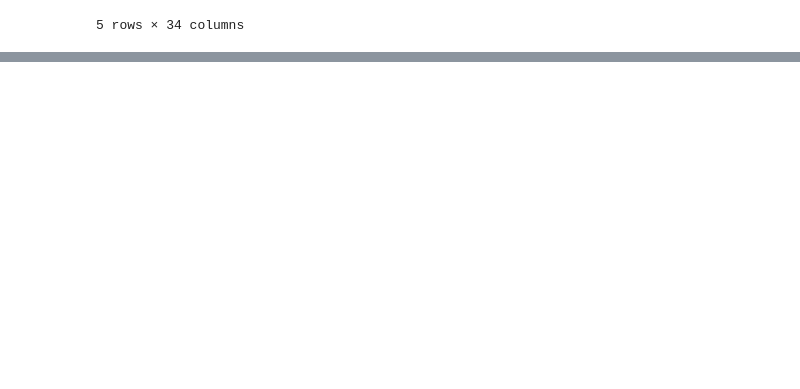
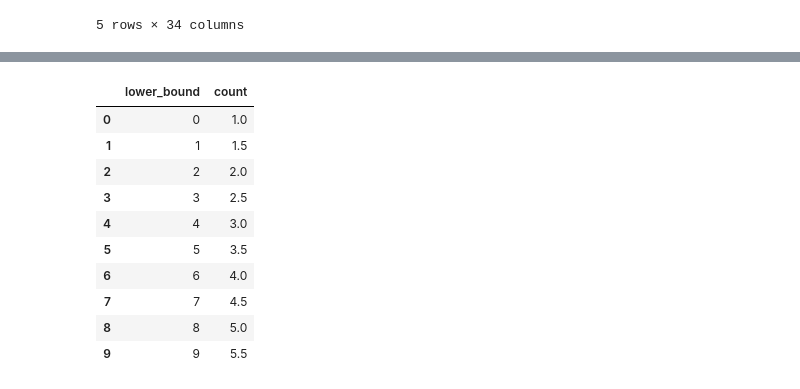
Before and after one commit to Wangmoaza/breast_cyclops, a Jupyter notebook: Untitled.ipynb, the cells around one changed output, grey strips where cells are left out. Drawn from its saved outputs; the diff is of its cells as text; code cells hidden in the pictures; blank space fills up the shorter version.

```diff
--- a/Untitled.ipynb
+++ b/Untitled.ipynb
@@ -51,4 +66,10 @@ plt.show()
 # %%
-smoothe_hist = sample_hist.rolling(window=5).mean()
+smooth_hist = sample_hist.rolling(window=5).mean()
+
+smooth_hist = smooth_hist[smooth_hist['count'].notnull()]
+smooth_hist.reset_index(inplace=True)
+# %%
+smooth_hist.columns = ['lower_bound', 'count']
+smooth_hist
 # %%
 plt.figure()
@@ -61,0 +78,12 @@ plt.show()
+# %%
+x = smooth_hist['count'].values
+x = x[np.isfinite(x)]
+# argrelextrema returns indices of local maxima/minima
+#local maxima
+local_max = argrelextrema(x, np.greater)
+local_max = local_max[0]
+#local minima
+local_min = argrelextrema(x, np.less)
+local_min = local_min[0]
+print local_max
+print local_min
@@ -61,0 +158,15 @@ plt.show()
+# %%
+df = pd.DataFrame([[x, float(x)/2 + 1] for x in range(0, 10)], columns=['lower_bound', 'count'])
+df
+# %% [output]
+|  | lower_bound | count |
+| 0 | 0 | 1.0 |
+| 1 | 1 | 1.5 |
+| 2 | 2 | 2.0 |
+| 3 | 3 | 2.5 |
+| 4 | 4 | 3.0 |
+| 5 | 5 | 3.5 |
+| 6 | 6 | 4.0 |
+| 7 | 7 | 4.5 |
+| 8 | 8 | 5.0 |
+| 9 | 9 | 5.5 |
```
Also changed, not shown: parts of 20 cells of this notebook, 1 other file.
